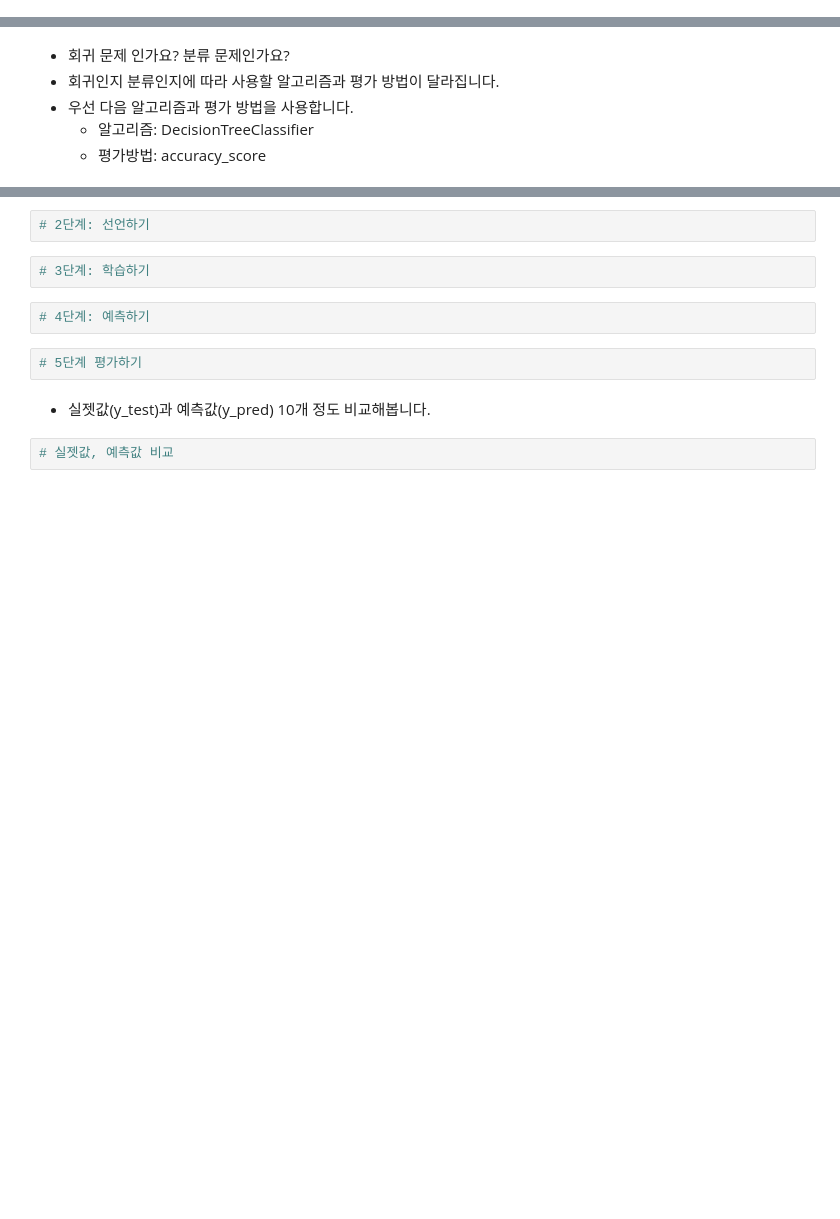
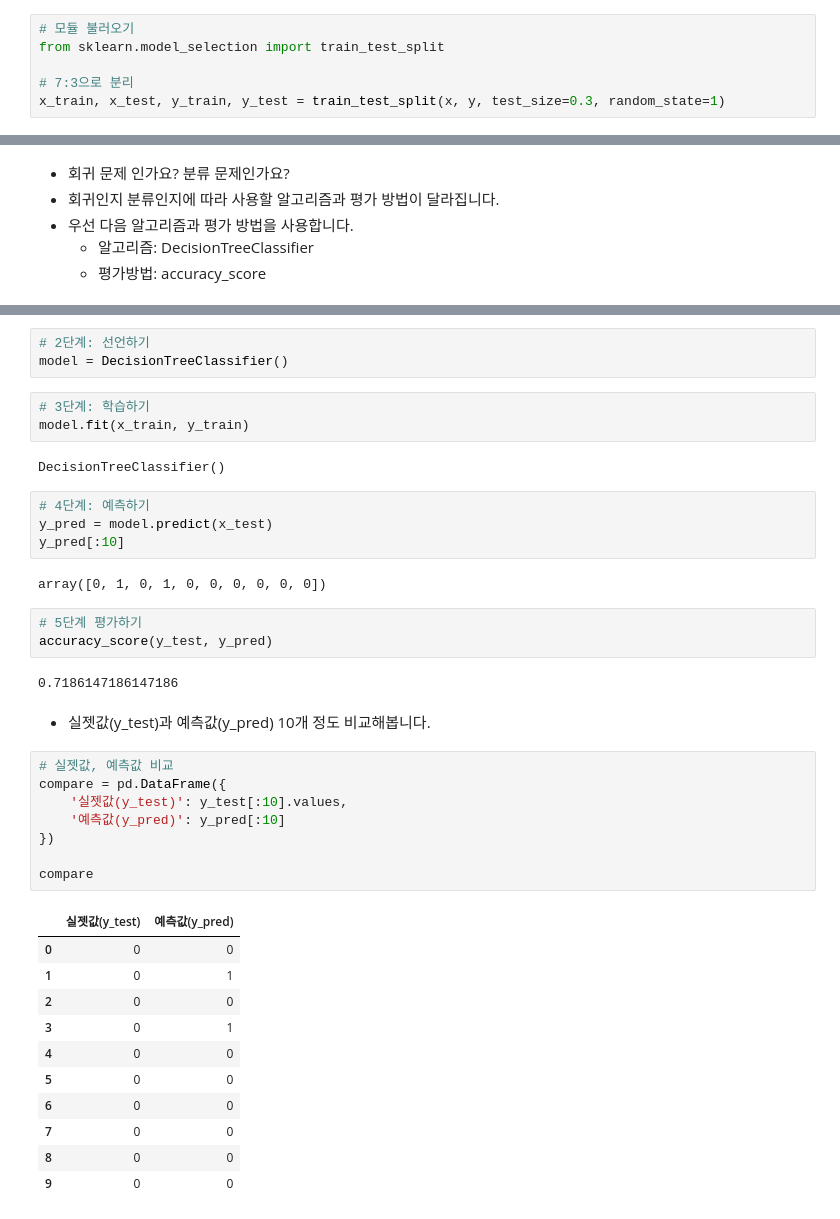
Before and after one commit to Sihyeon0123/AIVLE_School, a Jupyter notebook: (2~3주차) AI 머신러닝/실습01 - 모델링 무작정 따라하기.ipynb, the cells around one changed output, grey strips where cells are left out. Cells and saved outputs as stored; diff of their text form; blank space fills up the shorter version.

```diff
--- a/(2~3주차) AI 머신러닝/실습01 - 모델링 무작정 따라하기.ipynb
+++ b/(2~3주차) AI 머신러닝/실습01 - 모델링 무작정 따라하기.ipynb
@@ -113,3 +184,9 @@ plt.show()
+# %%
+# 모듈 불러오기
+from sklearn.model_selection import train_test_split
+
+# 7:3으로 분리
+x_train, x_test, y_train, y_test = train_test_split(x, y, test_size=0.3, random_state=1)
 # %% [markdown]
 # 4.모델링
 
@@ -128,12 +207,41 @@ plt.show()
 # %%
 # 2단계: 선언하기
+model = DecisionTreeClassifier()
 # %%
 # 3단계: 학습하기
+model.fit(x_train, y_train)
+# %% [output]
+DecisionTreeClassifier()
 # %%
 # 4단계: 예측하기
+y_pred = model.predict(x_test)
+y_pred[:10]
+# %% [output]
+array([0, 1, 0, 1, 0, 0, 0, 0, 0, 0])
 # %%
 # 5단계 평가하기
+accuracy_score(y_test, y_pred)
+# %% [output]
+0.7186147186147186
 # %% [markdown]
 - 실젯값(y_test)과 예측값(y_pred) 10개 정도 비교해봅니다.
-# %%
-# 실젯값, 예측값 비교
+# %%
+# 실젯값, 예측값 비교
+compare = pd.DataFrame({
+    '실젯값(y_test)': y_test[:10].values,
+    '예측값(y_pred)': y_pred[:10]
+})
+
+compare
+# %% [output]
+|  | 실젯값(y_test) | 예측값(y_pred) |
+| 0 | 0 | 0 |
+| 1 | 0 | 1 |
+| 2 | 0 | 0 |
+| 3 | 0 | 1 |
+| 4 | 0 | 0 |
+| 5 | 0 | 0 |
+| 6 | 0 | 0 |
+| 7 | 0 | 0 |
+| 8 | 0 | 0 |
+| 9 | 0 | 0 |
```
Also changed, not shown: parts of 12 cells of this notebook, 10 other files.
